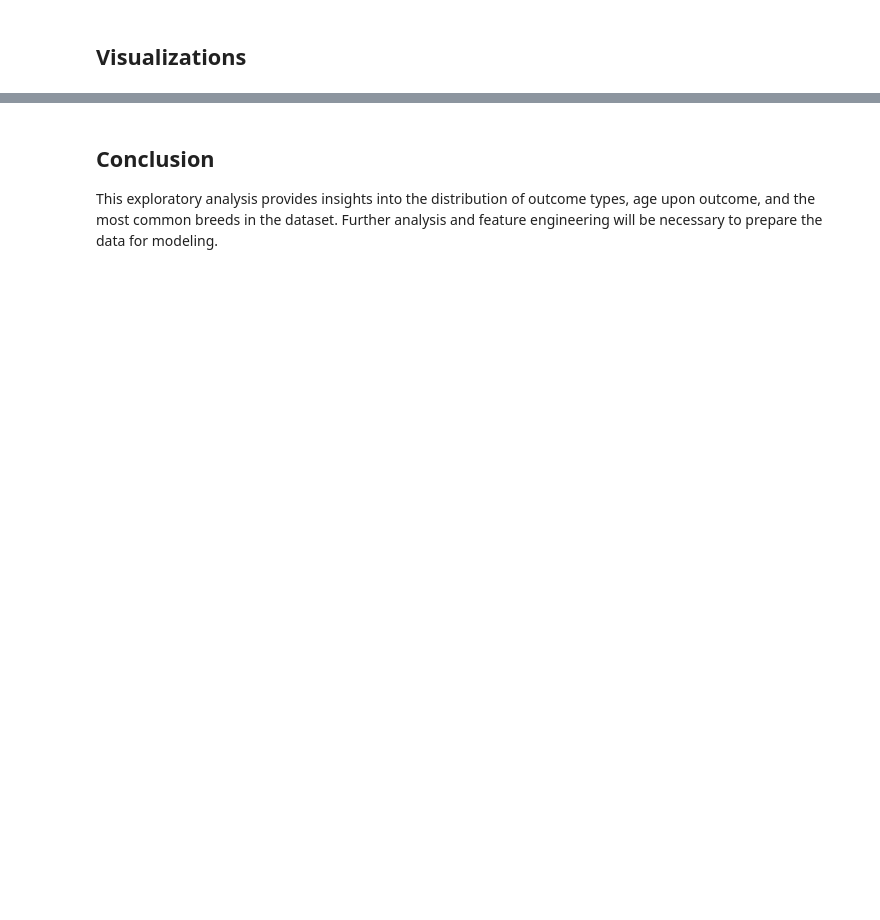
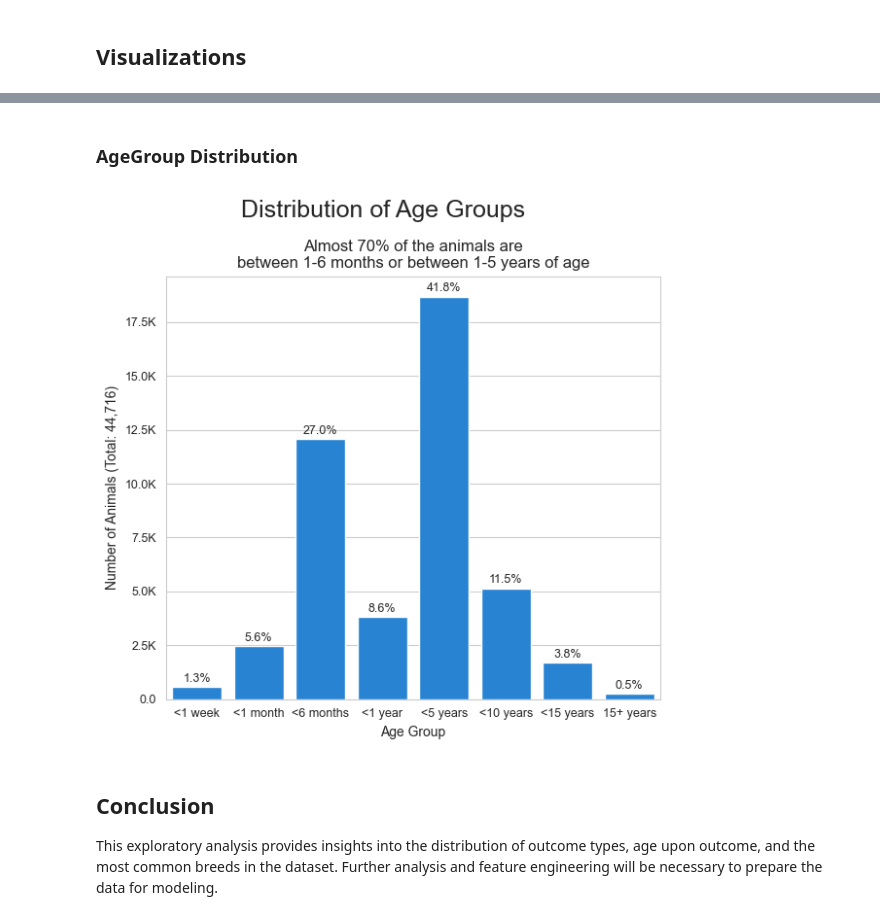
Before and after one commit to sandeepsanyal/Shelter-Animal-Outcomes, a Jupyter notebook: notebooks/exploratory_analysis.ipynb, the cells around one changed output, grey strips where cells are left out. Saved outputs shown, nothing was run; the diff lists cells and outputs as text; code cells hidden in the pictures; blank space fills up the shorter version.

```diff
--- a/notebooks/exploratory_analysis.ipynb
+++ b/notebooks/exploratory_analysis.ipynb
@@ -98,3 +138,50 @@ KeyError: 'Breed'
+# %% [markdown]
+### AgeGroup Distribution
+# %%
+# Define the order and colors for AgeuponOutcome
+order = ['<1 week', '<1 month', '<6 months', '<1 year', '<5 years', '<10 years', '<15 years', '15+ years']
+colors = ['#0C85EE' for i in order]
+# Count the occurrences of each AgeuponOutcome
+outcome_counts = processed_df.loc[processed_df["AgeuponOutcome"].notna(), 'AgeuponOutcome'].value_counts().reindex(order, fill_value=0)
+# Calculate the total number of animals
+total_animals = outcome_counts.sum()
+# Calculate the percentage of each AgeuponOutcome
+percentages = (outcome_counts / total_animals) * 100
+# Create a custom palette dictionary
+custom_palette = dict(zip(order, colors))
+# Create a DataFrame from the counts for plotting
+plot_df = pd.DataFrame({
+    'AgeuponOutcome': outcome_counts.index,
+    'Count': outcome_counts.values
+})
+# Create the bar chart using the pre-calculated data
+plt.figure(figsize=(6, 6))
+ax = sns.barplot(
+    x='AgeuponOutcome',
+    y='Count',
+    data=plot_df,
+    palette=custom_palette,
+    hue='AgeuponOutcome',  # Assigning 'AgeuponOutcome' to hue
+    legend=False           # Setting legend to False as we don't need it
+)
+# Set the main title and subtitle
+plt.suptitle('Distribution of Age Groups', fontsize=18)
+plt.title('Almost 70% of the animals are\nbetween 1-6 months or between 1-5 years of age', fontsize=12)
+# Set the labels
+plt.xlabel('Age Group', fontsize=10)
+plt.ylabel('Number of Animals (Total: {:,})'.format(total_animals), fontsize=10)
+# Format axis ticks
+plt.tick_params(axis='x', labelsize=9)  # Size for x-axis ticks
+plt.tick_params(axis='y', labelsize=9)  # Size for y-axis ticks
+ax.yaxis.set_major_formatter(plt.FuncFormatter(utils.format_y_tick))  # Custom formatter for y-axis ticks
+# Add percentage labels on top of each bar
+for i, count in enumerate(outcome_counts.values):
+    ax.text(i, count + 0.005 * max(outcome_counts), f'{percentages.iloc[i]:.1f}%', ha='center', va='bottom', fontsize=9)
+# Show the plot
+plt.tight_layout(rect=[0, 0.03, 1, 1])
+plt.show()
+# %% [output]
+[figure, added]
 # %% [markdown]
 ## Conclusion
 
```
Also changed, not shown: parts of 10 cells of this notebook, 3 other files.
